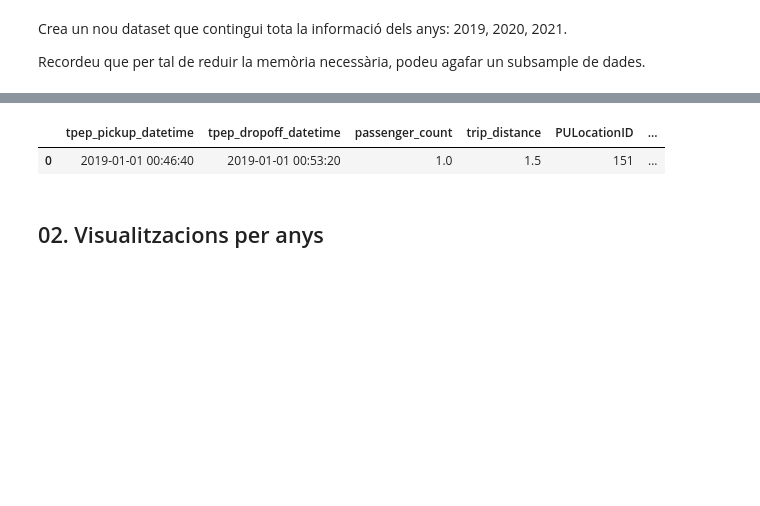
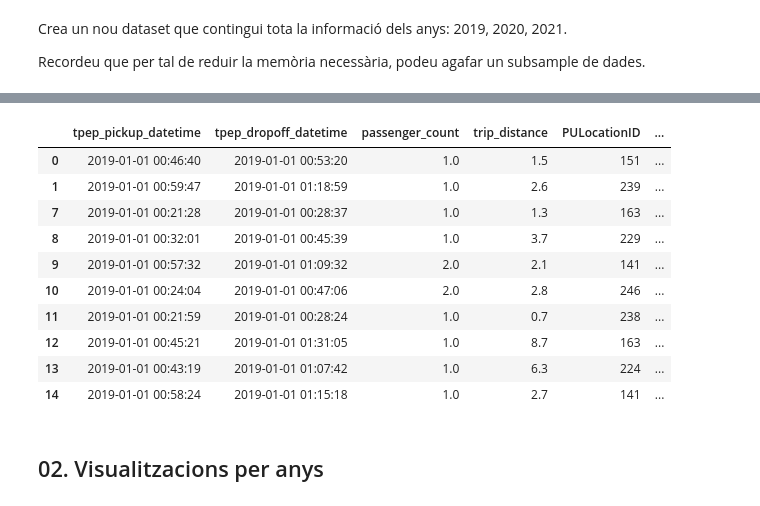
Before and after one commit to junjielyu13/Junior-Fall-Missions, a Jupyter notebook: TallerNousUsos/Practica/TNUI_P1/AssignmentCode-manu.ipynb, the cells around one changed output, grey strips where cells are left out. Cells and saved outputs as stored; diff of their text form; code cells hidden in the pictures; blank space fills up the shorter version.

```diff
--- a/TallerNousUsos/Practica/TNUI_P1/AssignmentCode-manu.ipynb
+++ b/TallerNousUsos/Practica/TNUI_P1/AssignmentCode-manu.ipynb
@@ -137,3 +137,5 @@ def load_table(year, month):
     Funció que llegeix les dades descarregades i les converteix a un DataFrame
     """
     return pq.read_table(f'data/{year}/{str(month).zfill(2)}.parquet').to_pandas()
+dades = load_table(2019,1)
+dades
@@ -165,22 +217,12 @@ def clean_data(data, year, month, sampling = 1000):
 # %% [markdown]
 A la funció *post_processing* podeu afegir tota aquesta informació que necessiteu sobre les dades per tal de dur a terme l'exploració necessària.
 # %%
+required_data = ['tpep_pickup_datetime', 'tpep_dropoff_datetime', 'passenger_count', 'trip_distance', 'PULocationID', 'DOLocationID', 'payment_type', 'fare_amount', 'total_amount']
 def post_processing(data):
     """
     Funció on implementar qualsevol tipus de postprocessament necessari.
     """
     # AQUÍ EL TEU CODI
-    data['year'] = pd.DatetimeIndex(data['tpep_pickup_datetime']).year
+    return data[required_data]
 
-    data['pickup_hour'] = pd.DatetimeIndex(data['tpep_pickup_datetime']).hour
-    data['pickup_day'] = pd.DatetimeIndex(data['tpep_pickup_datetime']).dayofweek
-    data['pickup_week'] = pd.Int64Index(pd.DatetimeIndex(data['tpep_dropoff_datetime']).isocalendar().week)
-    data['pickup_month'] = pd.DatetimeIndex(data['tpep_pickup_datetime']).month
-
-    data['dropoff_hour'] = pd.DatetimeIndex(data['tpep_dropoff_datetime']).hour
-    data['dropoff_day'] = pd.DatetimeIndex(data['tpep_dropoff_datetime']).dayofweek
-    data['dropoff_week'] = pd.Int64Index(pd.DatetimeIndex(data['tpep_dropoff_datetime']).isocalendar().week)
-    data['dropoff_month'] = pd.DatetimeIndex(data['tpep_dropoff_datetime']).month
-
-    data['trip_duration'] = pd.DatetimeIndex(data['tpep_dropoff_datetime']) - pd.DatetimeIndex(data['tpep_pickup_datetime'])
-    return data
+post_processing(dades)
@@ -199,8 +254,17 @@ df.shape
 # %%
-df.head(1)
+df.head(10)
 # %% [output]
 |  | tpep_pickup_datetime | tpep_dropoff_datetime | passenger_count | trip_distance | PULocationID | ... |
 | 0 | 2019-01-01 00:46:40 | 2019-01-01 00:53:20 | 1.0 | 1.5 | 151 | ... |
+| 1 | 2019-01-01 00:59:47 | 2019-01-01 01:18:59 | 1.0 | 2.6 | 239 | ... |
+| 7 | 2019-01-01 00:21:28 | 2019-01-01 00:28:37 | 1.0 | 1.3 | 163 | ... |
+| 8 | 2019-01-01 00:32:01 | 2019-01-01 00:45:39 | 1.0 | 3.7 | 229 | ... |
+| 9 | 2019-01-01 00:57:32 | 2019-01-01 01:09:32 | 2.0 | 2.1 | 141 | ... |
+| 10 | 2019-01-01 00:24:04 | 2019-01-01 00:47:06 | 2.0 | 2.8 | 246 | ... |
+| 11 | 2019-01-01 00:21:59 | 2019-01-01 00:28:24 | 1.0 | 0.7 | 238 | ... |
+| 12 | 2019-01-01 00:45:21 | 2019-01-01 01:31:05 | 1.0 | 8.7 | 163 | ... |
+| 13 | 2019-01-01 00:43:19 | 2019-01-01 01:07:42 | 1.0 | 6.3 | 224 | ... |
+| 14 | 2019-01-01 00:58:24 | 2019-01-01 01:15:18 | 1.0 | 2.7 | 141 | ... |
 # %% [markdown]
 ## 02. Visualitzacions per anys
 # %% [markdown]
```
Also changed, not shown: parts of 42 cells of this notebook, 9 other files.
